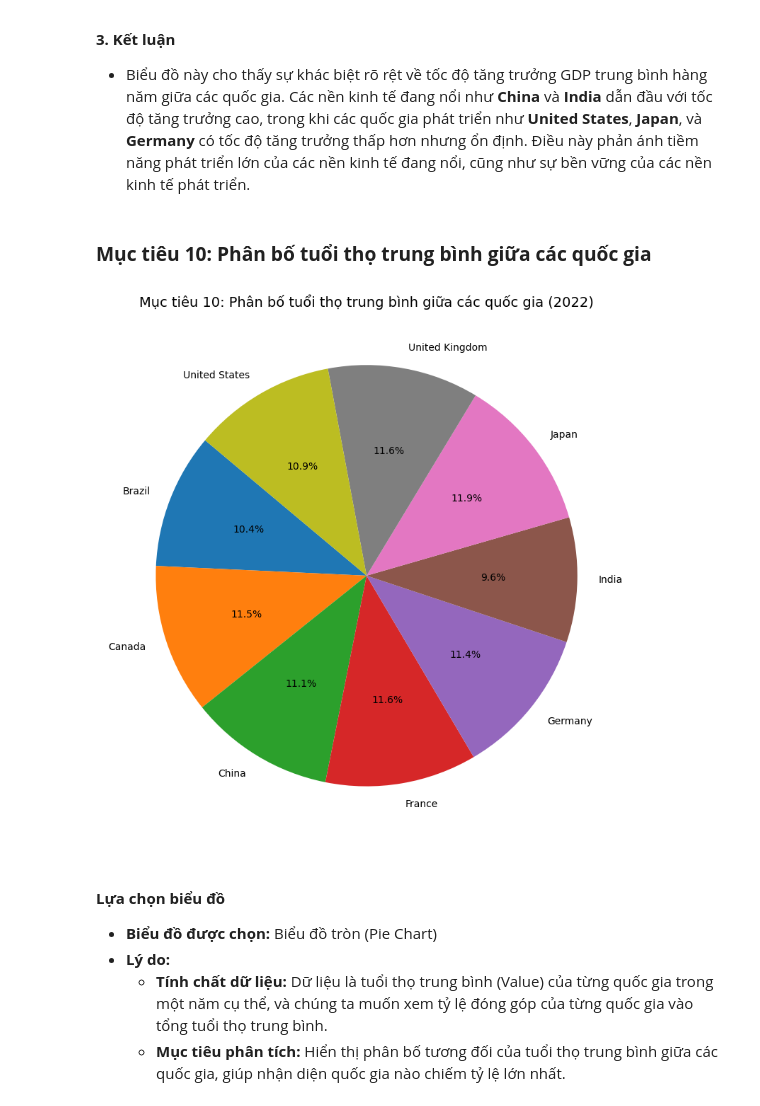
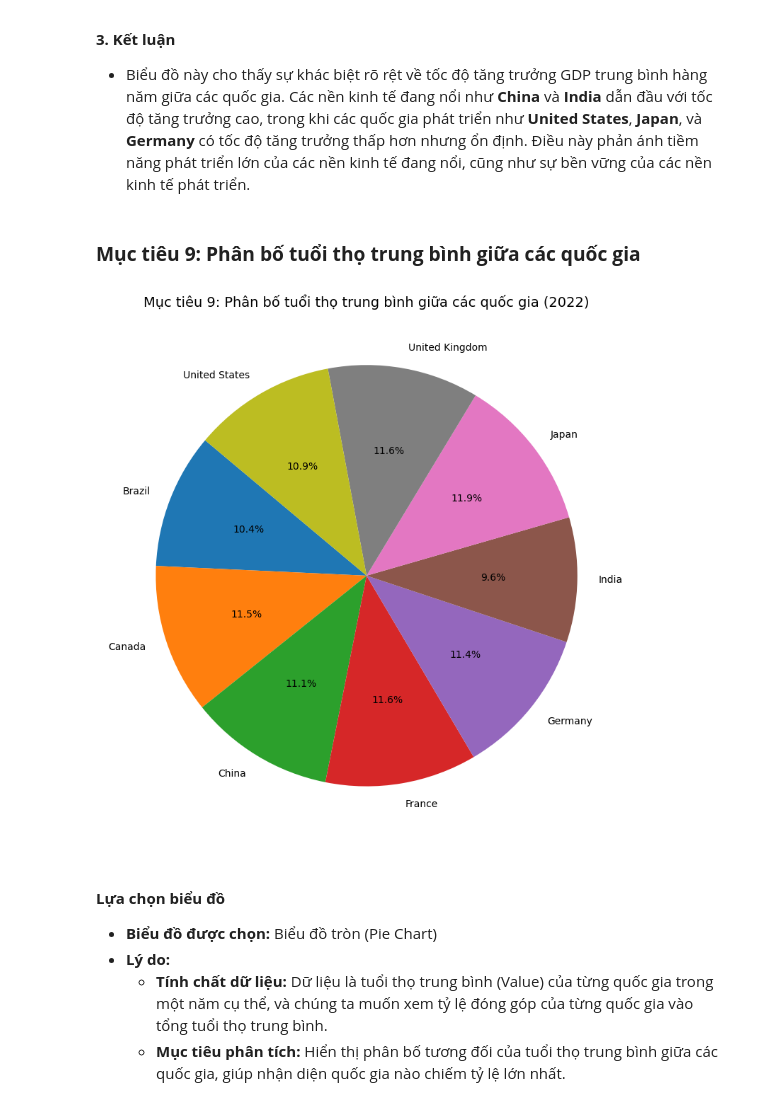
Before and after one commit to RokeMSE/-Lab02--Data-Visualization, a Jupyter notebook: 22127225_22127357_22127374.ipynb, the cells around one changed output. Drawn from its saved outputs; the diff is of its cells as text; code cells hidden in the pictures.

```diff
--- a/22127225_22127357_22127374.ipynb
+++ b/22127225_22127357_22127374.ipynb
@@ -982,18 +981,18 @@ plt.show()
 
 - Biểu đồ này cho thấy sự khác biệt rõ rệt về tốc độ tăng trưởng GDP trung bình hàng năm giữa các quốc gia. Các nền kinh tế đang nổi như **China** và **India** dẫn đầu với tốc độ tăng trưởng cao, trong khi các quốc gia phát triển như **United States**, **Japan**, và **Germany** có tốc độ tăng trưởng thấp hơn nhưng ổn định. Điều này phản ánh tiềm năng phát triển lớn của các nền kinh tế đang nổi, cũng như sự bền vững của các nền kinh tế phát triển.
 # %% [markdown]
-### **Mục tiêu 10: Phân bố tuổi thọ trung bình giữa các quốc gia**
+### **Mục tiêu 9: Phân bố tuổi thọ trung bình giữa các quốc gia**
 # %%
 plt.figure(figsize=(8, 8))
 plt.pie(life_exp_latest['Value'], labels=life_exp_latest['Country Name'], autopct='%1.1f%%', startangle=140)
-plt.title(f'Mục tiêu 10: Phân bố tuổi thọ trung bình giữa các quốc gia ({target_year})', fontsize=14)
+plt.title(f'Mục tiêu 9: Phân bố tuổi thọ trung bình giữa các quốc gia ({target_year})', fontsize=14)
 plt.tight_layout()
 
 # Lưu biểu đồ thành file PDF
-plt.savefig('PDF/muctieu_10.pdf', format='pdf', bbox_inches='tight')
+plt.savefig('PDF/muctieu_9.pdf', format='pdf', bbox_inches='tight')
 plt.show()
 # %% [output]
-[figure, old version]
+[figure, new version]
 # %% [markdown]
 #### **Lựa chọn biểu đồ**
 - **Biểu đồ được chọn:** Biểu đồ tròn (Pie Chart)
```
Also changed, not shown: parts of 24 cells of this notebook, 14 other files.
